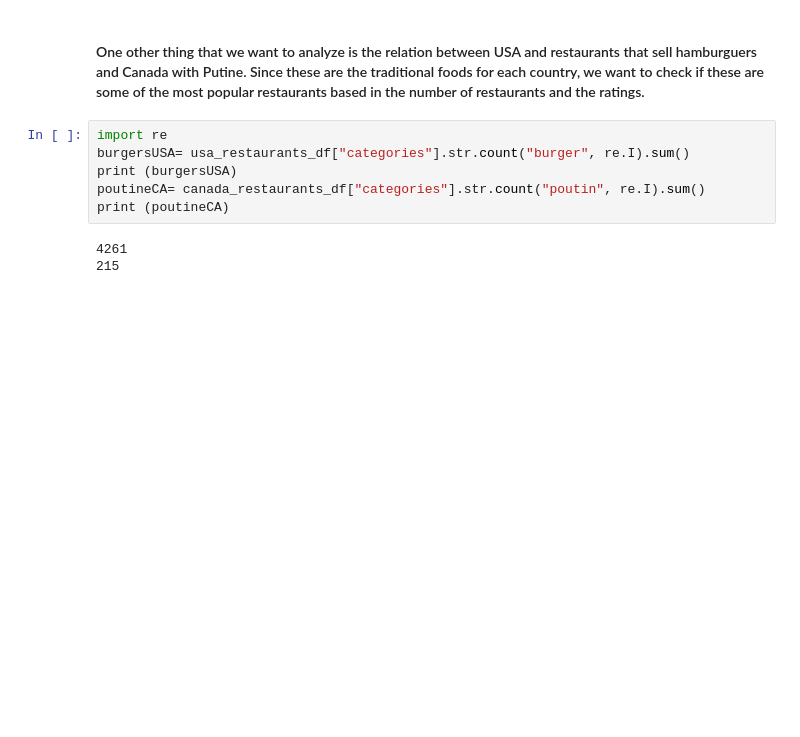
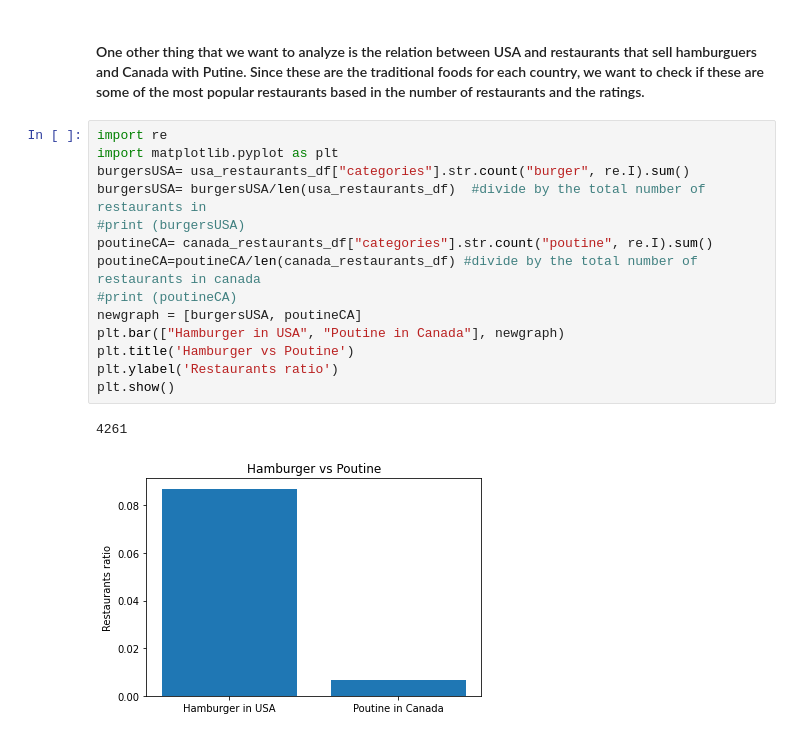
Before and after one commit to CS-UCR/final-project-order-66, a Jupyter notebook: Data_Cleaning.ipynb, the cells around one changed output. Cells and saved outputs as stored; diff of their text form; blank space fills up the shorter version.

Commit message:
update poutin vs hamburger

```diff
--- a/Data_Cleaning.ipynb
+++ b/Data_Cleaning.ipynb
@@ -242,10 +240,18 @@ WI      18   47   113   231   355   517   554   328   87
 #### One other thing that we want to analyze is the relation between USA and restaurants that sell hamburguers and Canada with Putine. Since these are the traditional foods for each country, we want to check if these are some of the most popular restaurants based in the number of restaurants and the ratings.
 # %%
 import re
+import matplotlib.pyplot as plt
 burgersUSA= usa_restaurants_df["categories"].str.count("burger", re.I).sum()
-print (burgersUSA)
-poutineCA= canada_restaurants_df["categories"].str.count("poutin", re.I).sum()
-print (poutineCA)
+burgersUSA= burgersUSA/len(usa_restaurants_df)  #divide by the total number of restaurants in
+#print (burgersUSA)
+poutineCA= canada_restaurants_df["categories"].str.count("poutine", re.I).sum()
+poutineCA=poutineCA/len(canada_restaurants_df) #divide by the total number of restaurants in canada
+#print (poutineCA)
+newgraph = [burgersUSA, poutineCA]
+plt.bar(["Hamburger in USA", "Poutine in Canada"], newgraph)
+plt.title('Hamburger vs Poutine')
+plt.ylabel('Restaurants ratio')
+plt.show()
 # %% [output]
 4261
-215
+[figure, added]
```
Also changed, not shown: parts of 4 cells of this notebook.
